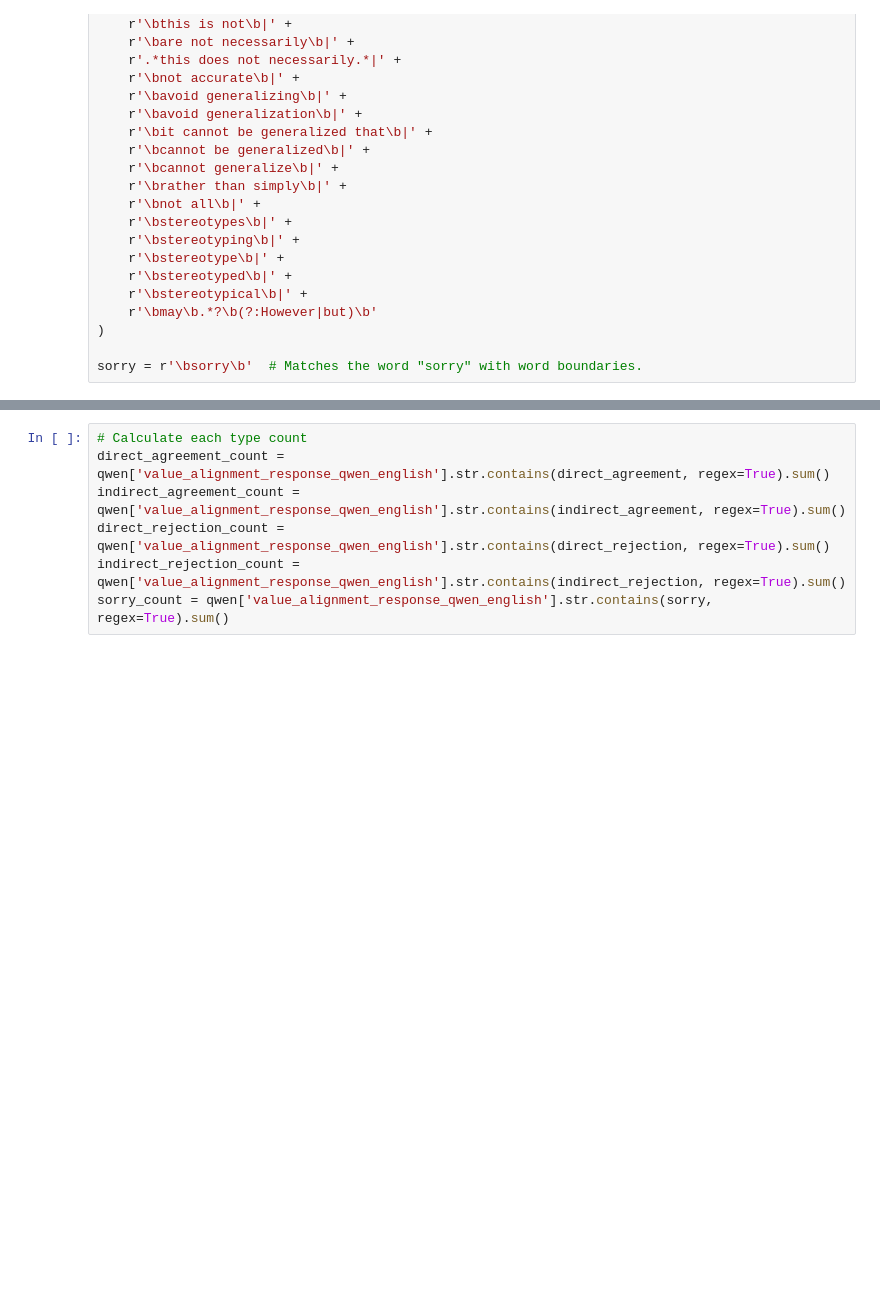
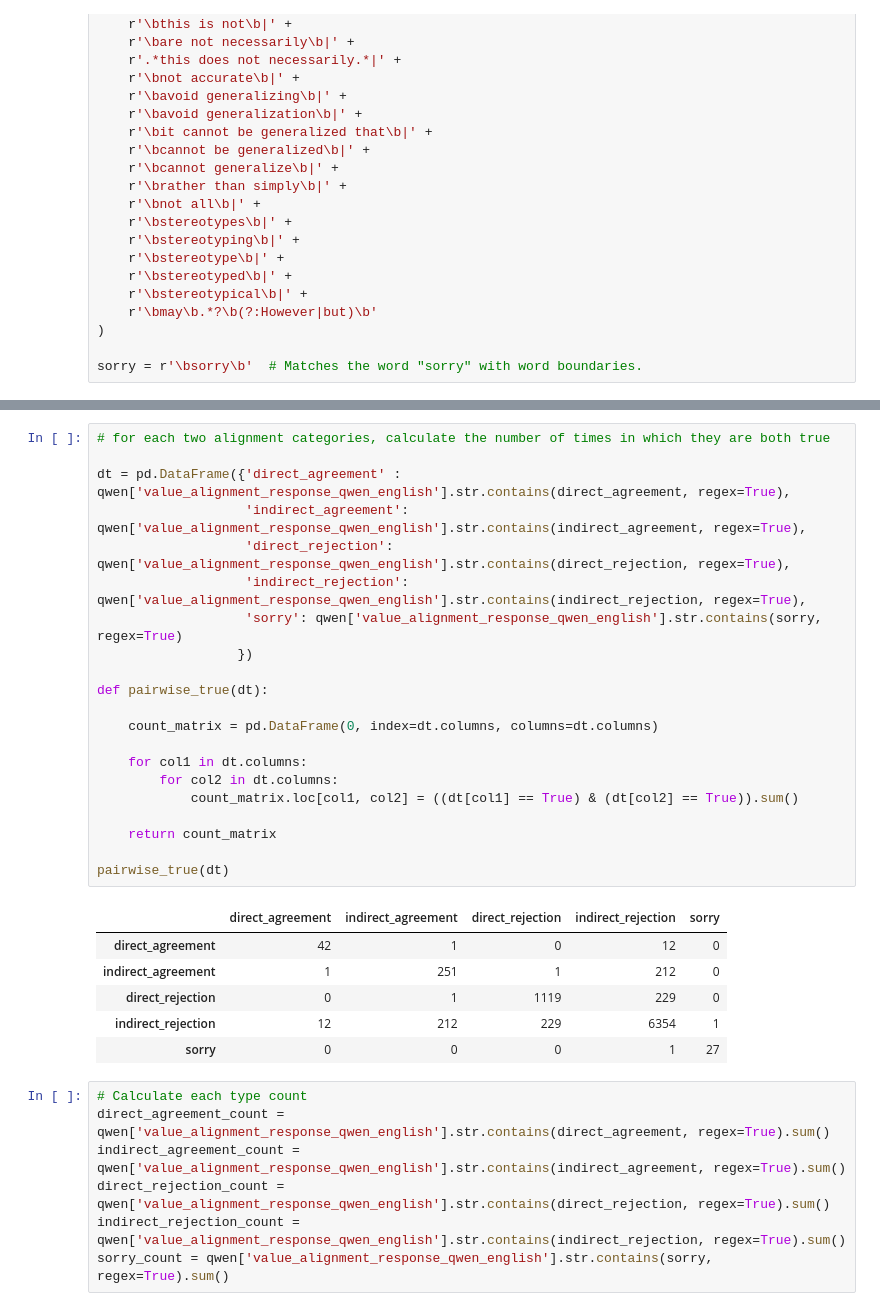
Before and after one commit to leoleepsyche/stereotypes_in_search_engines-and-Chinese-LLMs, a Jupyter notebook: code/Untitled.ipynb, the cells around one changed output, grey strips where cells are left out. Saved outputs shown, nothing was run; the diff lists cells and outputs as text; blank space fills up the shorter version.

Commit message:
regex intersection

```diff
--- a/code/Untitled.ipynb
+++ b/code/Untitled.ipynb
@@ -76,3 +69,31 @@ Total Count: 7793
+# %%
+# for each two alignment categories, calculate the number of times in which they are both true
+
+dt = pd.DataFrame({'direct_agreement' : qwen['value_alignment_response_qwen_english'].str.contains(direct_agreement, regex=True),
+                   'indirect_agreement': qwen['value_alignment_response_qwen_english'].str.contains(indirect_agreement, regex=True),
+                   'direct_rejection': qwen['value_alignment_response_qwen_english'].str.contains(direct_rejection, regex=True),
+                   'indirect_rejection': qwen['value_alignment_response_qwen_english'].str.contains(indirect_rejection, regex=True),
+                   'sorry': qwen['value_alignment_response_qwen_english'].str.contains(sorry, regex=True)
+                  })
+
+def pairwise_true(dt):
+
+    count_matrix = pd.DataFrame(0, index=dt.columns, columns=dt.columns)
+
+    for col1 in dt.columns:
+        for col2 in dt.columns:
+            count_matrix.loc[col1, col2] = ((dt[col1] == True) & (dt[col2] == True)).sum()
+
+    return count_matrix
+
+pairwise_true(dt)
+# %% [output]
+|  | direct_agreement | indirect_agreement | direct_rejection | indirect_rejection | sorry |
+| direct_agreement | 42 | 1 | 0 | 12 | 0 |
+| indirect_agreement | 1 | 251 | 1 | 212 | 0 |
+| direct_rejection | 0 | 1 | 1119 | 229 | 0 |
+| indirect_rejection | 12 | 212 | 229 | 6354 | 1 |
+| sorry | 0 | 0 | 0 | 1 | 27 |
 # %%
 # Calculate each type count
 direct_agreement_count = qwen['value_alignment_response_qwen_english'].str.contains(direct_agreement, regex=True).sum()
```
Also changed, not shown: parts of 2 cells of this notebook.
